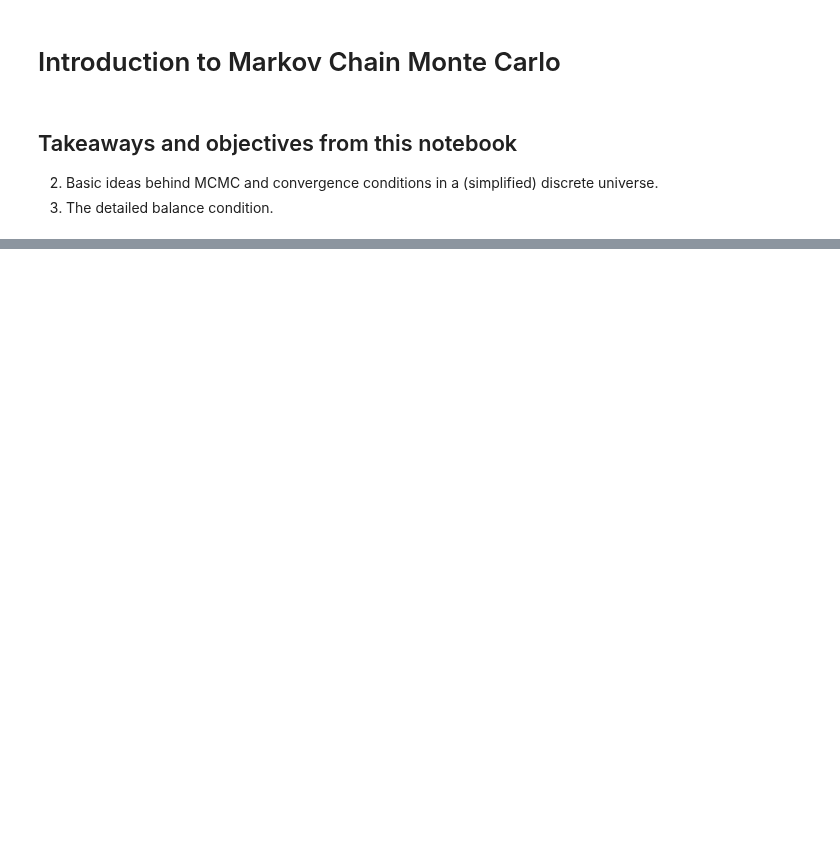
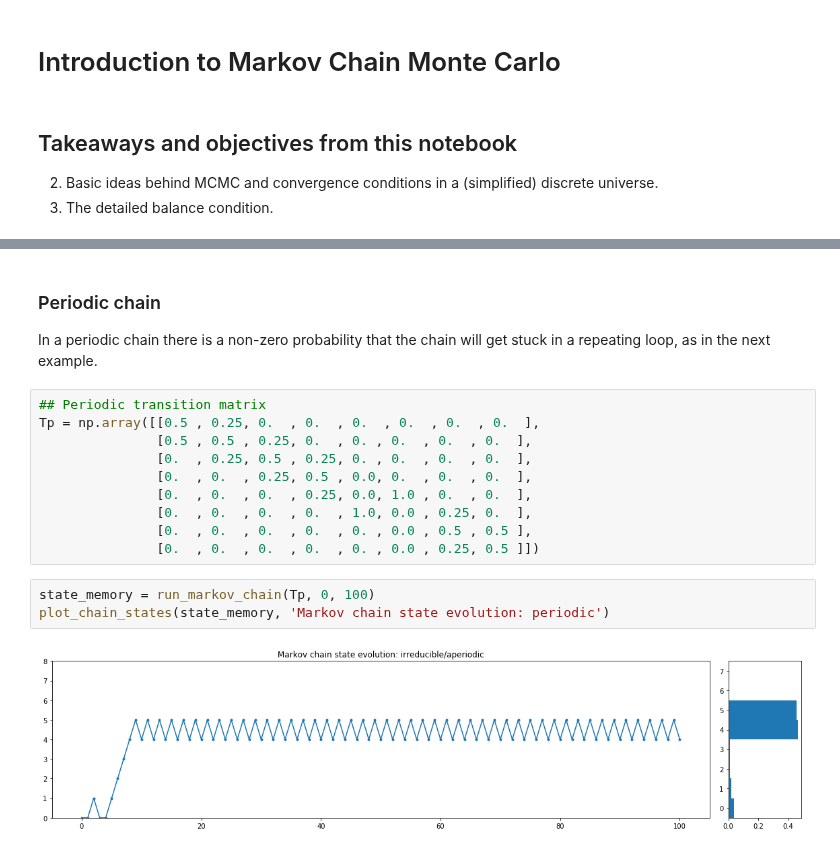
Before and after one commit to fonnesbeck/PyMC3_DataScienceLA, a Jupyter notebook: notebooks/3e. Introduction to MCMC.ipynb, the cells around one changed output, grey strips where cells are left out. Cells and saved outputs as stored; diff of their text form; blank space fills up the shorter version.

```diff
--- a/notebooks/3e. Introduction to MCMC.ipynb
+++ b/notebooks/3e. Introduction to MCMC.ipynb
@@ -23,0 +209,19 @@ The entire theory of MCMC approaches the problem from the **opposite direction**
+# %% [markdown]
+### Periodic chain
+
+In a periodic chain there is a non-zero probability that the chain will get stuck in a repeating loop, as in the next example.
+# %%
+## Periodic transition matrix
+Tp = np.array([[0.5 , 0.25, 0.  , 0.  , 0.  , 0.  , 0.  , 0.  ],
+               [0.5 , 0.5 , 0.25, 0.  , 0. , 0.  , 0.  , 0.  ],
+               [0.  , 0.25, 0.5 , 0.25, 0. , 0.  , 0.  , 0.  ],
+               [0.  , 0.  , 0.25, 0.5 , 0.0, 0.  , 0.  , 0.  ],
+               [0.  , 0.  , 0.  , 0.25, 0.0, 1.0 , 0.  , 0.  ],
+               [0.  , 0.  , 0.  , 0.  , 1.0, 0.0 , 0.25, 0.  ],
+               [0.  , 0.  , 0.  , 0.  , 0. , 0.0 , 0.5 , 0.5 ],
+               [0.  , 0.  , 0.  , 0.  , 0. , 0.0 , 0.25, 0.5 ]])
+# %%
+state_memory = run_markov_chain(Tp, 0, 100)
+plot_chain_states(state_memory, 'Markov chain state evolution: periodic')
+# %% [output]
+[figure, added]
```
Also changed, not shown: parts of 23 cells of this notebook, 3 other files.
